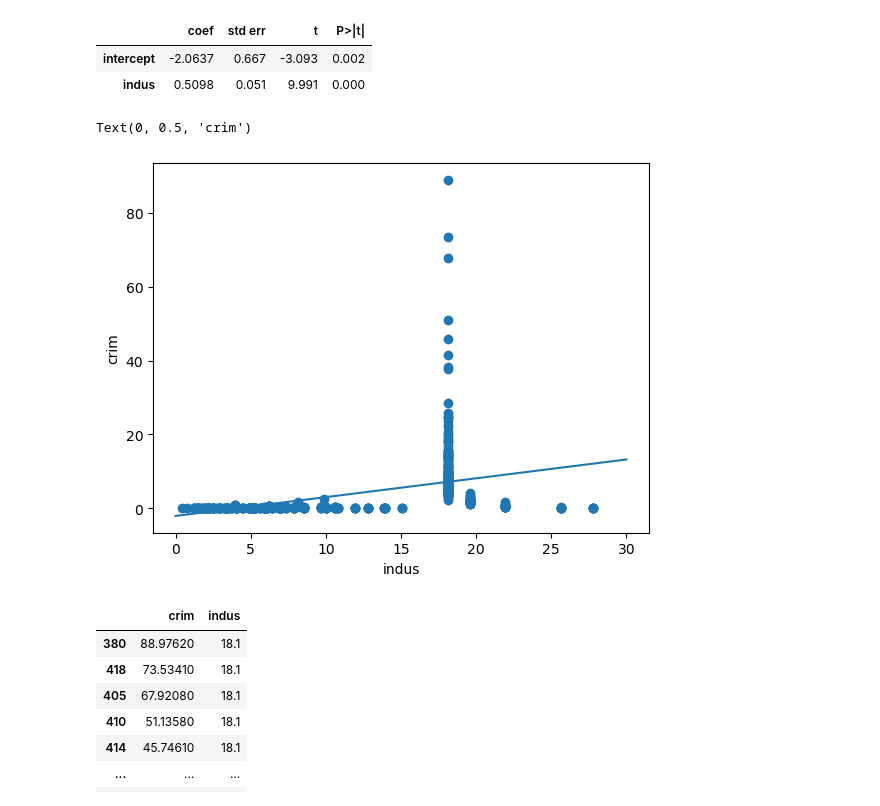
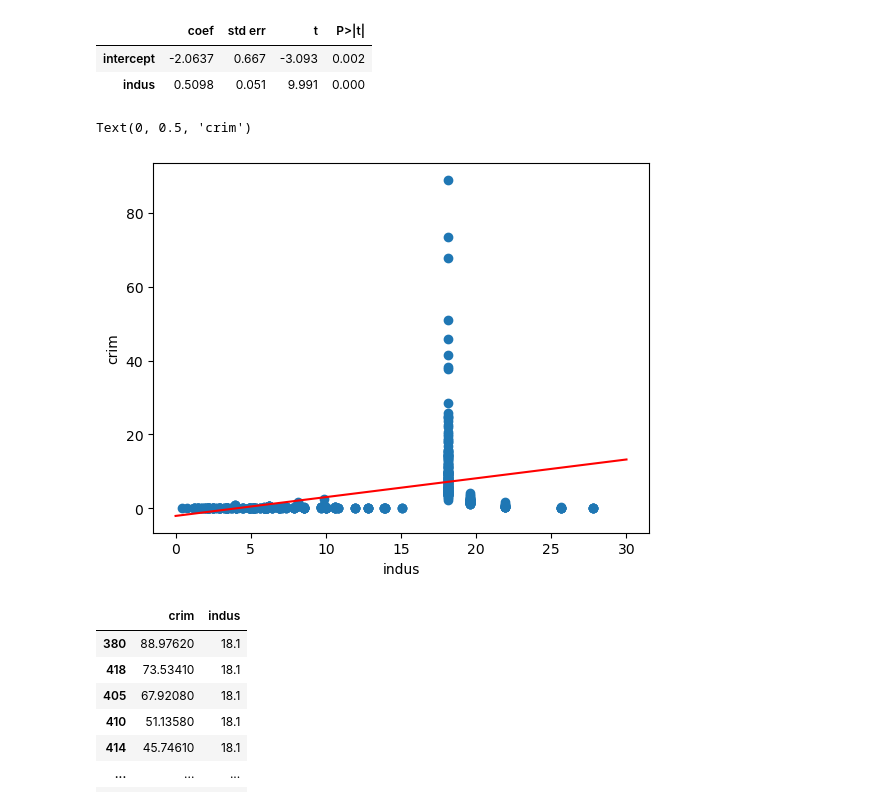
Before and after one commit to carmancater/an-introduction-to-statistical-learning-with-applications-in-python, a Jupyter notebook: Chapter 03 - Linear Regression/Ch 3 Ex 15.ipynb, the cells around one changed output. Drawn from its saved outputs; the diff is of its cells as text; code cells hidden in the pictures.

```diff
--- a/Chapter 03 - Linear Regression/Ch 3 Ex 15.ipynb
+++ b/Chapter 03 - Linear Regression/Ch 3 Ex 15.ipynb
@@ -111,12 +125,12 @@ summarize(result)
 | indus | 0.5098 | 0.051 | 9.991 | 0.000 |
 # %%
 plt.scatter(df['indus'], y)
-plt.plot([0,30],[-2.0637, -2.0637 + 0.5098*30])
+plt.plot([0,30],[-2.0637, -2.0637 + 0.5098*30], 'r')
 plt.xlabel('indus')
 plt.ylabel('crim')
 # %% [output]
 Text(0, 0.5, 'crim')
-[figure, old version]
+[figure, new version]
 # %%
 df[['crim', 'indus']][df['crim'] > 5].sort_values('crim', ascending=False)
 # %% [output]
```
Also changed, not shown: parts of 19 cells of this notebook.
